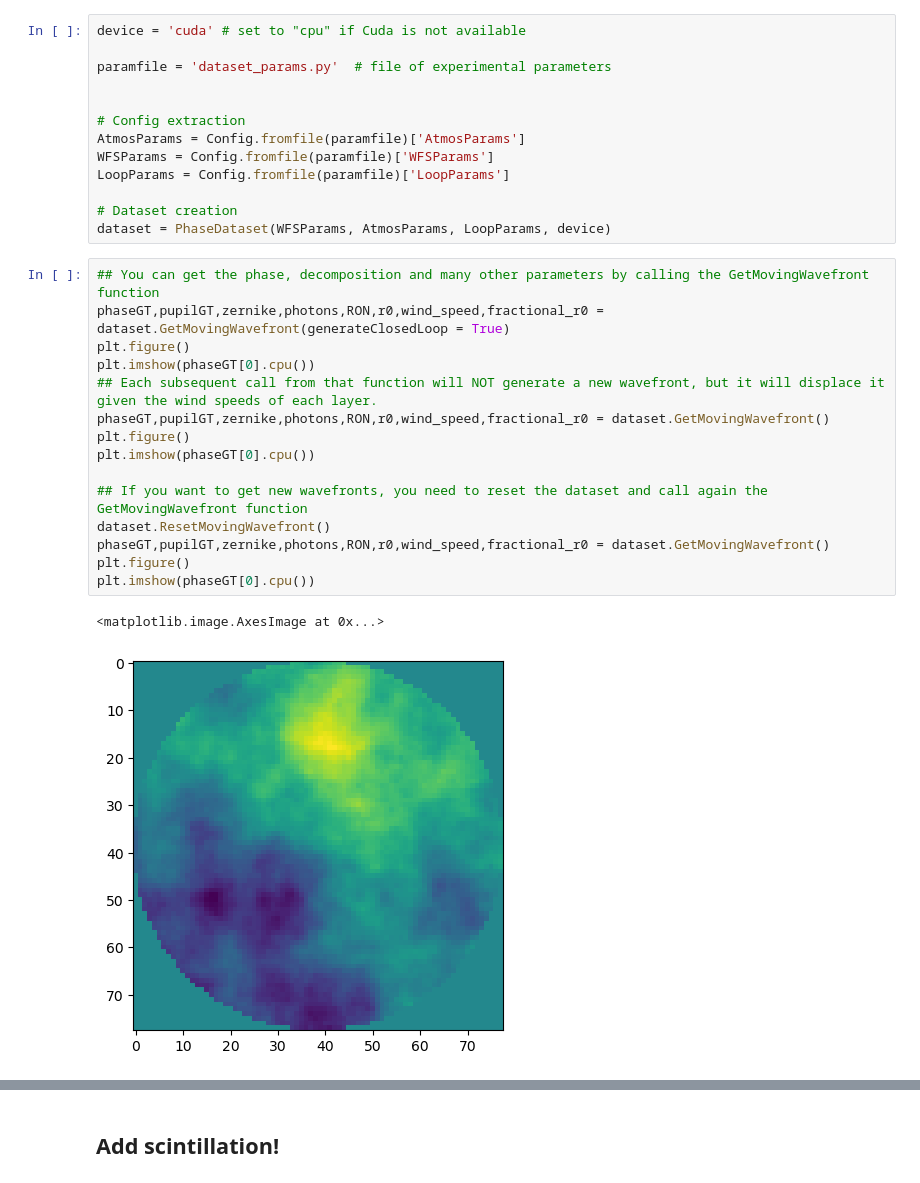
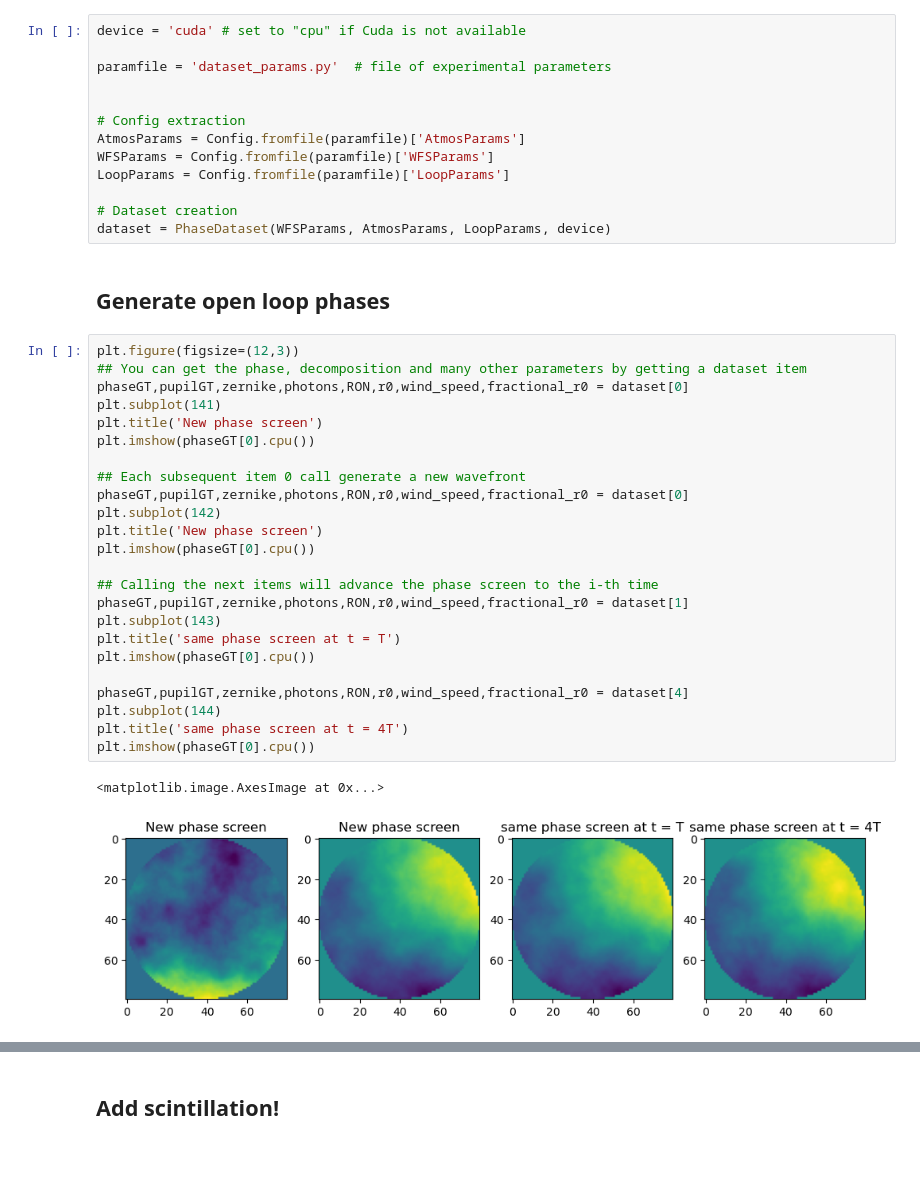
Before and after one commit to ftoyarzun/AI4AO, a Jupyter notebook: Tutorials/DatasetGeneration.ipynb, the cells around one changed output, grey strips where cells are left out. Drawn from its saved outputs; the diff is of its cells as text; blank space fills up the shorter version.

Commit message:
Fixed scintillation bug and improved dataset generation

```diff
--- a/Tutorials/DatasetGeneration.ipynb
+++ b/Tutorials/DatasetGeneration.ipynb
@@ -28,21 +28,32 @@ LoopParams = Config.fromfile(paramfile)['LoopParams']
 
 # Dataset creation
 dataset = PhaseDataset(WFSParams, AtmosParams, LoopParams, device)
+# %% [markdown]
+## Generate open loop phases
 # %%
-## You can get the phase, decomposition and many other parameters by calling the GetMovingWavefront function
-phaseGT,pupilGT,zernike,photons,RON,r0,wind_speed,fractional_r0 = dataset.GetMovingWavefront(generateClosedLoop = True)
-plt.figure()
-plt.imshow(phaseGT[0].cpu())
-## Each subsequent call from that function will NOT generate a new wavefront, but it will displace it given the wind speeds of each layer.
-phaseGT,pupilGT,zernike,photons,RON,r0,wind_speed,fractional_r0 = dataset.GetMovingWavefront()
-plt.figure()
+plt.figure(figsize=(12,3))
+## You can get the phase, decomposition and many other parameters by getting a dataset item
+phaseGT,pupilGT,zernike,photons,RON,r0,wind_speed,fractional_r0 = dataset[0]
+plt.subplot(141)
+plt.title('New phase screen')
 plt.imshow(phaseGT[0].cpu())
 
-## If you want to get new wavefronts, you need to reset the dataset and call again the GetMovingWavefront function
-dataset.ResetMovingWavefront()
-phaseGT,pupilGT,zernike,photons,RON,r0,wind_speed,fractional_r0 = dataset.GetMovingWavefront()
-plt.figure()
+## Each subsequent item 0 call generate a new wavefront
+phaseGT,pupilGT,zernike,photons,RON,r0,wind_speed,fractional_r0 = dataset[0]
+plt.subplot(142)
+plt.title('New phase screen')
 plt.imshow(phaseGT[0].cpu())
+
+## Calling the next items will advance the phase screen to the i-th time
+phaseGT,pupilGT,zernike,photons,RON,r0,wind_speed,fractional_r0 = dataset[1]
+plt.subplot(143)
+plt.title('same phase screen at t = T')
+plt.imshow(phaseGT[0].cpu())
+
+phaseGT,pupilGT,zernike,photons,RON,r0,wind_speed,fractional_r0 = dataset[4]
+plt.subplot(144)
+plt.title('same phase screen at t = 4T')
+plt.imshow(phaseGT[0].cpu())
 # %% [output]
 <matplotlib.image.AxesImage at 0x...>
-[figure, old version]
+[figure, new version]
```
Also changed, not shown: parts of 11 cells of this notebook, 1 other file.
